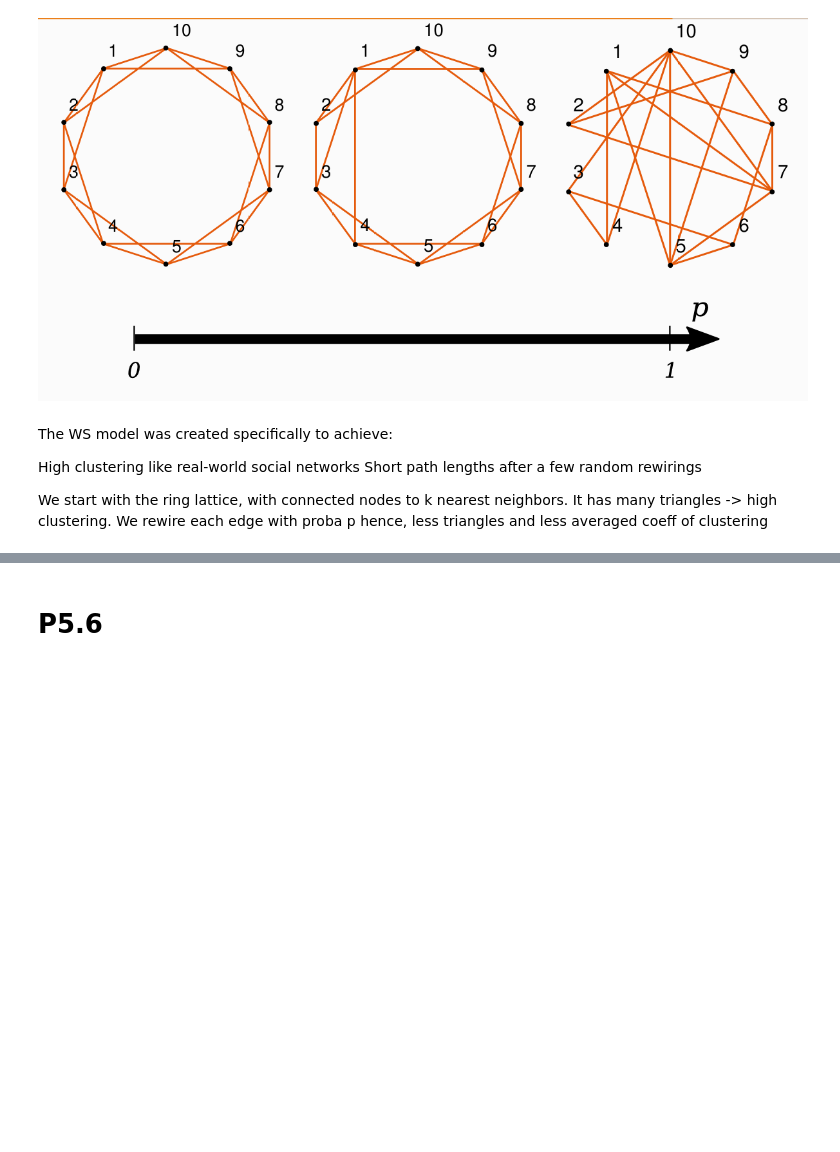
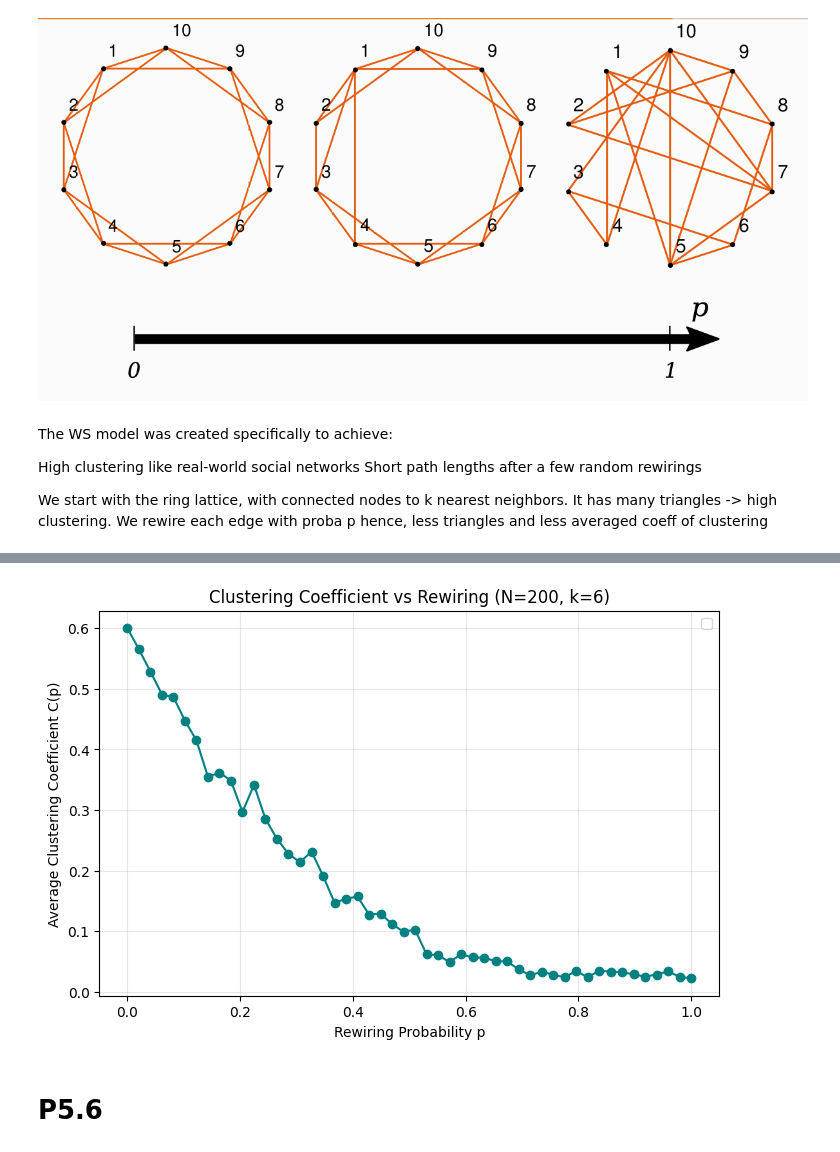
Before and after one commit to HJaczynski/Social-Networks-and-Recomendation-Systems, a Jupyter notebook: Labs/task5.ipynb, the cells around one changed output, grey strips where cells are left out. Cells and saved outputs as stored; diff of their text form; code cells hidden in the pictures; blank space fills up the shorter version.

```diff
--- a/Labs/task5.ipynb
+++ b/Labs/task5.ipynb
@@ -178,3 +207,72 @@ plt.show()
+# %%
+%matplotlib inline
+import numpy as np
+import networkx as nx
+import matplotlib.pyplot as plt
+import random
+
+def custom_watts_strogatz(n, k, p):
+    """
+    Generates a Watts-Strogatz small-world graph.
+
+    Parameters:
+    n (int): The number of nodes
+    k (int): Each node is joined with its k nearest neighbors in a ring topology.
+    p (float): The probability of rewiring each edge
+
+    Returns:
+    G (nx.Graph): The generated graph
+    """
+    G = nx.Graph()
+    G.add_nodes_from(range(n))
+
+    half_k = k // 2
+
+    for u in range(n):
+        for j in range(1, half_k + 1):
+            v = (u + j) % n
+            G.add_edge(u, v)
+
+    for u in range(n):
+        for j in range(1, half_k + 1):
+            v = (u + j) % n
+
+            if random.random() < p:
+                w = random.choice(list(G.nodes()))
+
+                while w == u or G.has_edge(u, w):
+                    w = random.choice(list(G.nodes()))
+
+                if G.has_edge(u, v):
+                    G.remove_edge(u, v)
+
+                G.add_edge(u, w)
+
+    return G
+
+N = 200
+k = 6
+p_values = np.linspace(0, 1, 50)
+
+clustering_values = []
+
+for p in p_values:
+    G = custom_watts_strogatz(N, k, p)
+
+    C = nx.average_clustering(G)
+    clustering_values.append(C)
+
+plt.figure(figsize=(8, 5))
+plt.plot(p_values, clustering_values, marker='o', color='teal')
+
+plt.xlabel("Rewiring Probability p")
+plt.ylabel("Average Clustering Coefficient C(p)")
+plt.title(f"Clustering Coefficient vs Rewiring (N={N}, k={k})")
+plt.legend()
+plt.grid(True, alpha=0.3)
+plt.show()
+# %% [output]
+[figure, added]
 # %% [markdown]
 # P5.6
 # %%
```
Also changed, not shown: parts of 3 cells of this notebook, 1 other file.
